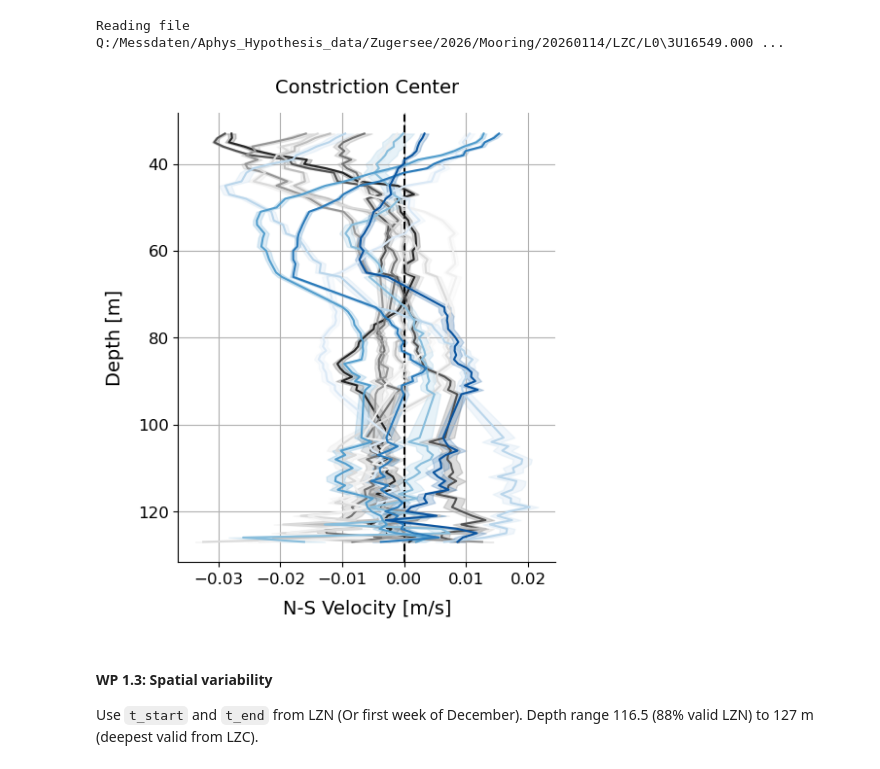
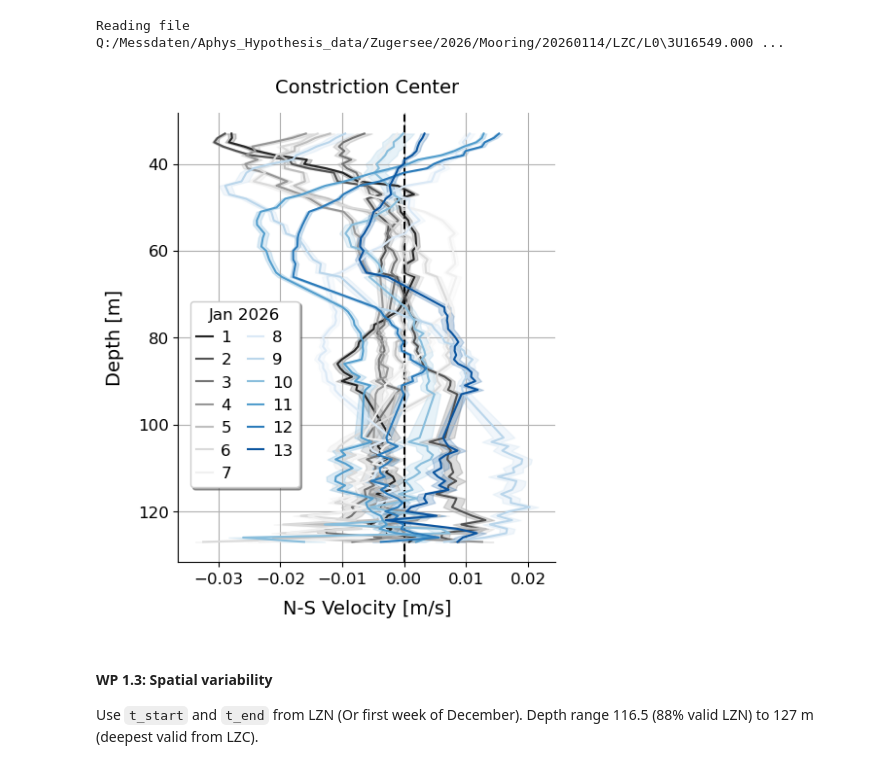
Before and after one commit to hherrema/eawag, a Jupyter notebook: presentations/surf/research_proposal.ipynb, the cells around one changed output. Cells and saved outputs as stored; diff of their text form; code cells hidden in the pictures.

```diff
--- a/presentations/surf/research_proposal.ipynb
+++ b/presentations/surf/research_proposal.ipynb
@@ -52,14 +16,0 @@ d_max = 127
-# %%
-location = 'LZN'
-
-mreader = ewg.mooring_reader.MooringReader(lake, location, year, date)
-deploy, _ = mreader.get_deploy_retrieve_dates()
-t_start = deploy + pd.Timedelta(days=1)
-adcp = mreader.get_adcps()[0]
-areader = ewg.adcp_reader.ADCPReader(adcp['serial_id'], lake, location, year, date)
-ds = areader.load_from_L0()
-ds = areader.range_to_depth(ds)
-ds = areader.run_qa(ds)
-ds = ds.sel(time=slice(t_start, None))
-t_end = ds.time.values.max()
-ds_n = ds.sel(range=slice(d_max, d_min))
@@ -68,11 +16,0 @@ Reading file Q:/Messdaten/Aphys_Hypothesis_data/Zugersee/2026/Mooring/20260114/L
-# %%
-location = 'LZC'
-
-mreader = ewg.mooring_reader.MooringReader(lake, location, year, date)
-adcp = mreader.get_adcps()[-1]
-areader = ewg.adcp_reader.ADCPReader(adcp['serial_id'], lake, location, year, date)
-ds = areader.load_from_L0()
-ds = areader.range_to_depth(ds)
-ds = areader.run_qa(ds)
-ds = ds.sel(time=slice(t_start, t_end))
-ds_c = ds.sel(range=slice(d_max, d_min))
@@ -204,25 +109,32 @@ v_df['day'] = v_df['time'].dt.day
 # %%
 fig, ax = plt.subplots(figsize=(5, 6))
 
 ax.axvline(0, color='black', linestyle='--')
 
 sns.lineplot(v_df.query("month == 1 and day <= 7"), x='vel', y='range', orient='y', hue='date', palette='Grays_r',
-             errorbar=('se', 1), ax=ax, legend=False)
+             errorbar=('se', 1), ax=ax, legend=True)
 sns.lineplot(v_df.query("month == 1 and day > 7"), x='vel', y='range', orient='y', hue='date', palette='Blues',
-             errorbar=('se', 1), ax=ax, legend=False)
+             errorbar=('se', 1), ax=ax, legend=True)
 
 ax.set_xlabel('N-S Velocity [m/s]', fontsize=14, labelpad=10)
 ax.set_ylabel('Depth [m]', fontsize=14, labelpad=10)
 ax.set_title('Constriction Center', fontsize=14, pad=15)
 ax.tick_params(axis='both', labelsize=12)
 
+handles, labels = ax.get_legend_handles_labels()
+labels = [int(x.split('-')[-1]) for x in labels]
+#ax.legend(handles, labels, title='Jan 2026', fontsize=12, title_fontsize=12, fancybox=True, shadow=True, loc='upper right', bbox_to_anchor=(1.16, 1))
+ax.legend(handles, labels, title='Jan 2026', ncols=2, fontsize=12, title_fontsize=12, fancybox=True, shadow=True, loc='upper left', bbox_to_anchor=(0.01, 0.6),
+          handlelength=1.0, handletextpad=0.5, columnspacing=1)
+
 ax.invert_yaxis()
 ax.spines[['right', 'top']].set_visible(False)
 ax.grid(True)
 
+plt.savefig('../gallery/surf/2026_03_16/temporal.svg', bbox_inches='tight')
 plt.show()
 # %% [output]
-[figure, old version]
+[figure, new version]
 # %% [markdown]
 #### WP 1.3: Spatial variability
 
```
Also changed, not shown: parts of 44 cells of this notebook, 12 other files.
